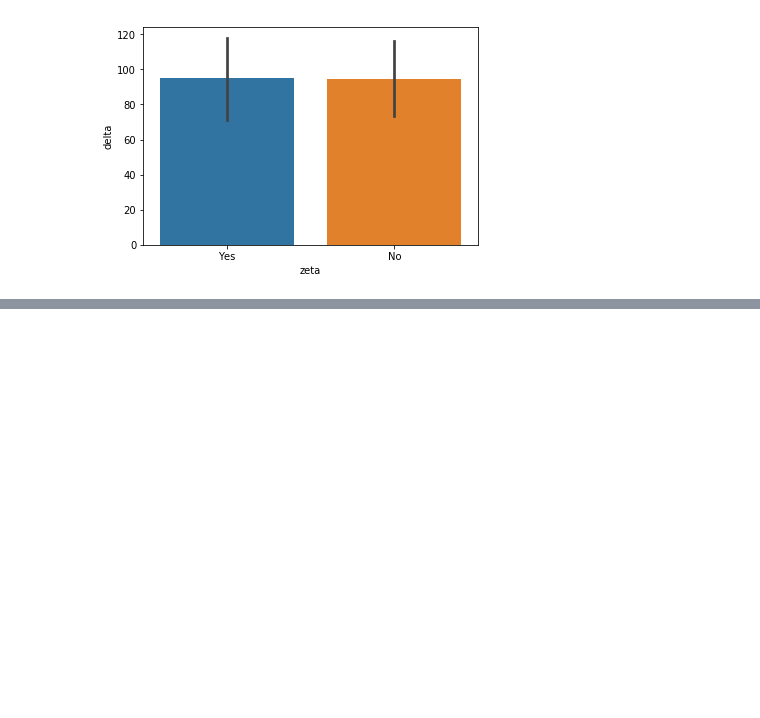
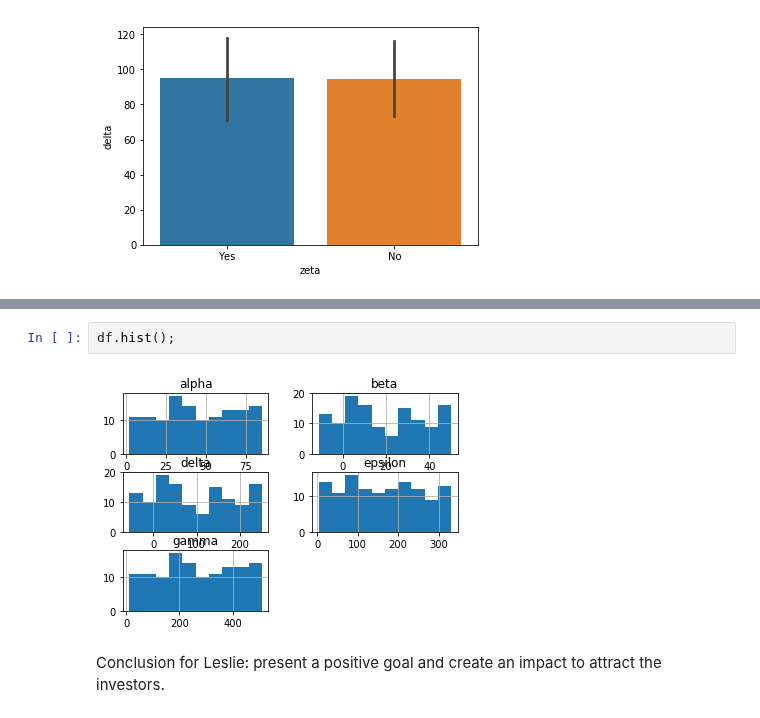
Before and after one commit to HeyLaxmi/DS-Unit-1-Sprint-1-Dealing-With-Data, a Jupyter notebook: DS6_WT_DSCorp©_Sales_Presentation_(1).ipynb, the cells around one changed output, grey strips where cells are left out. Drawn from its saved outputs; the diff is of its cells as text; blank space fills up the shorter version.

```diff
--- a/DS6_WT_DSCorp©_Sales_Presentation_(1).ipynb
+++ b/DS6_WT_DSCorp©_Sales_Presentation_(1).ipynb
@@ -72,0 +75,6 @@ sns.barplot(x = 'zeta', y = 'delta', data = df);
+# %%
+df.hist();
+# %% [output]
+[figure, added]
+# %% [markdown]
+Conclusion for Leslie: present a positive goal and create an impact to attract the investors.
```
Also changed, not shown: parts of 2 cells of this notebook.
